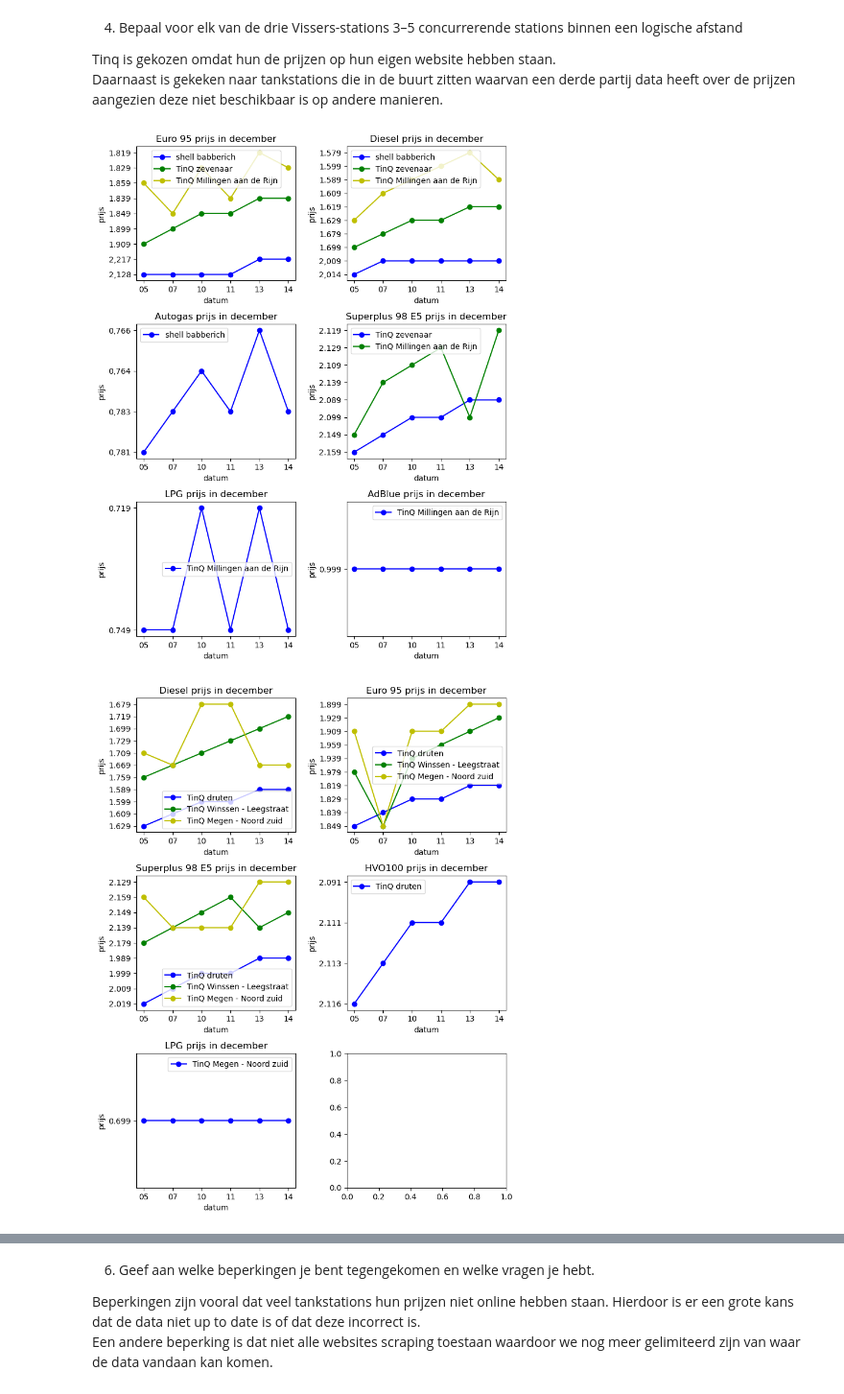
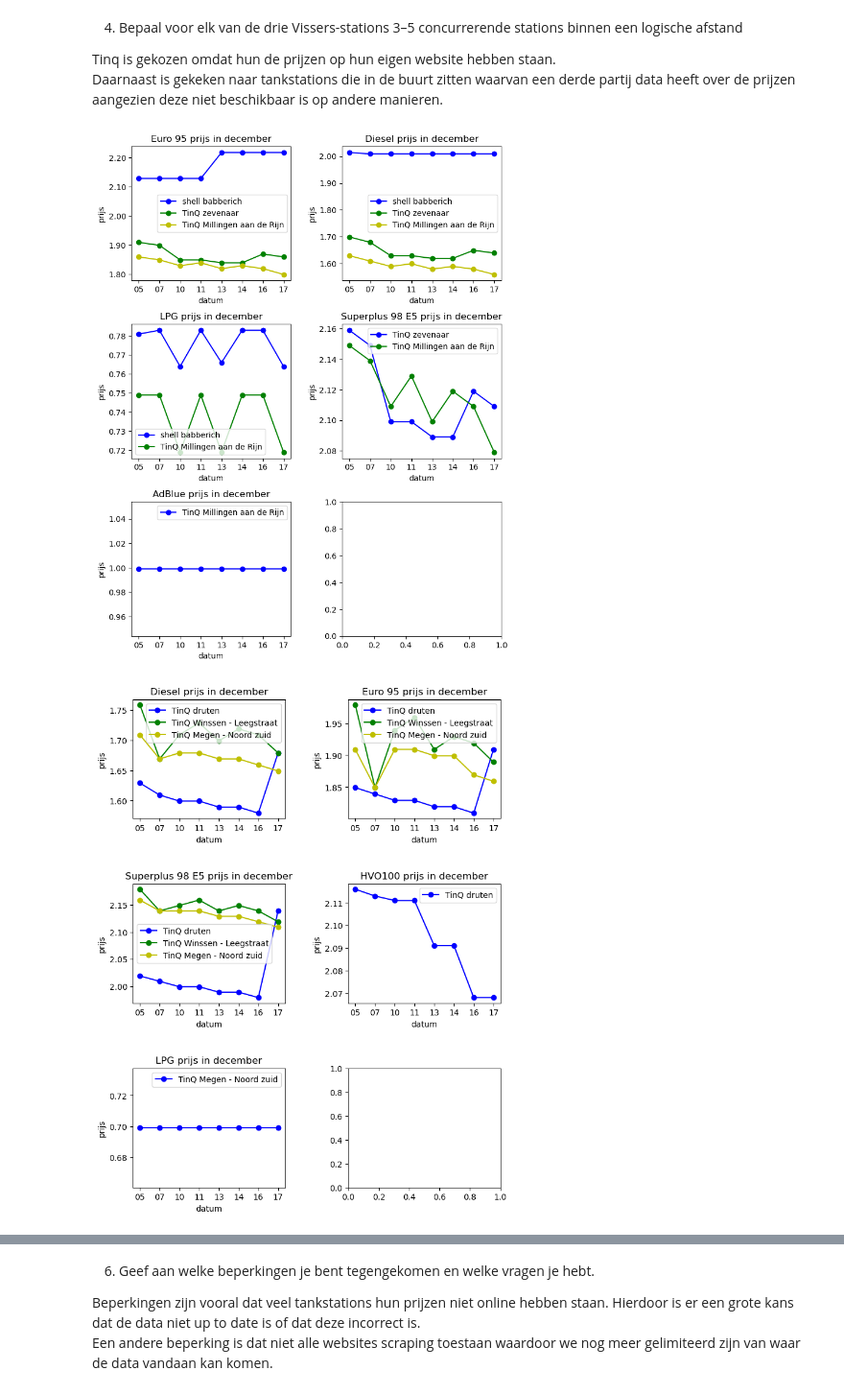
Before and after one commit to Renzo128/VissersEnergy, a Jupyter notebook: Vissers Energy Group.ipynb, the cells around one changed output, grey strips where cells are left out. Shown at 96% size. Cells and saved outputs as stored; diff of their text form; code cells hidden in the pictures.

Commit message:
data opgehaald en prijzen in plots correct gezet

```diff
--- a/Vissers Energy Group.ipynb
+++ b/Vissers Energy Group.ipynb
@@ -206,6 +207,9 @@ df.loc[df['brandstof'] == 'FuelSave Euro 95','brandstof'] = 'Euro 95'
 df.loc[df['brandstof'] == 'Euro95 E10','brandstof'] = 'Euro 95'
 df.loc[df['brandstof'] == 'FuelSave Diesel','brandstof'] = 'Diesel'
 df.loc[df['brandstof'] == 'Diesel B7','brandstof'] = 'Diesel'
+df.loc[df['brandstof'] == 'Autogas','brandstof'] = 'LPG'
+df['prijs'] = df['prijs'].str.replace(',','.')
+df['prijs'] = (pd.to_numeric(df['prijs'], errors='coerce').round(3))
 # %%
 #Esso Vissers Horst
 df_horst = df[df['koppelbedrijf'] == 'Esso Vissers Bergh Noord']
@@ -216,44 +220,49 @@ i = 0
 #Data visualiseren
 for x in range(0,3):
     for y in range(0,2):
-        df_fuel = df_horst[df_horst['brandstof']== fuels[i]]
-        j = 0
-        for station in df_fuel.Naam.unique():
-            df_station = df_fuel[df_fuel['Naam'] == station]
-            axs[x, y].plot(df_station.day, df_station.prijs, label=station, marker='o',color=kleuren[j])
-            j = j + 1
-        axs[x, y].set_title(f'{fuels[i]} prijs in december')
-        axs[x, y].set_xlabel('datum')
-        axs[x, y].set_ylabel('prijs')
-        axs[x, y].legend()
+        if i != 5:
+            df_fuel = df_horst[df_horst['brandstof']== fuels[i]]
+            j = 0
+            for station in df_fuel.Naam.unique():
+                df_station = df_fuel[df_fuel['Naam'] == station]
+                axs[x, y].plot(df_station.day, df_station.prijs, label=station, marker='o',color=kleuren[j])
+                axs[x, y].yaxis.set_major_formatter(FormatStrFormatter('%.2f'))
+                j = j + 1
+            axs[x, y].set_title(f'{fuels[i]} prijs in december')
+            axs[x, y].set_xlabel('datum')
+            axs[x, y].set_ylabel('prijs')
+            axs[x, y].legend()
 
         i = i + 1
 plt.show()
 # %% [output]
-[figure, old version]
+[figure, new version]
 # %%
+
 #BP Vissers Afferden
 df_afferden = df[df['koppelbedrijf'] == 'BP Vissers Afferden']
 fuels = df_afferden.brandstof.unique()
 fig, axs = plt.subplots(3,2,figsize=(8,10))
-fig.tight_layout(pad=3.5)
+
 i = 0
 #Data visualiseren
 for x in range(0,3):
     for y in range(0,2):
         if i != 5:
             df_fuel = df_afferden[df_afferden['brandstof']== fuels[i]]
             j = 0
             for station in df_fuel.Naam.unique():
                 df_station = df_fuel[df_fuel['Naam'] == station]
                 axs[x, y].plot(df_station.day, df_station.prijs, label=station, marker='o',color= kleuren[j])
+                axs[x, y].yaxis.set_major_formatter(FormatStrFormatter('%.2f'))
                 j = j + 1
             axs[x, y].set_title(f'{fuels[i]} prijs in december')
             axs[x, y].set_xlabel('datum')
             axs[x, y].set_ylabel('prijs')
             axs[x, y].legend()
         i = i + 1
+fig.tight_layout(pad=3.5)
 plt.show()
 # %% [output]
-[figure, old version]
+[figure, new version]
 # %%
```
Also changed, not shown: parts of 2 cells of this notebook, 1 other file.
